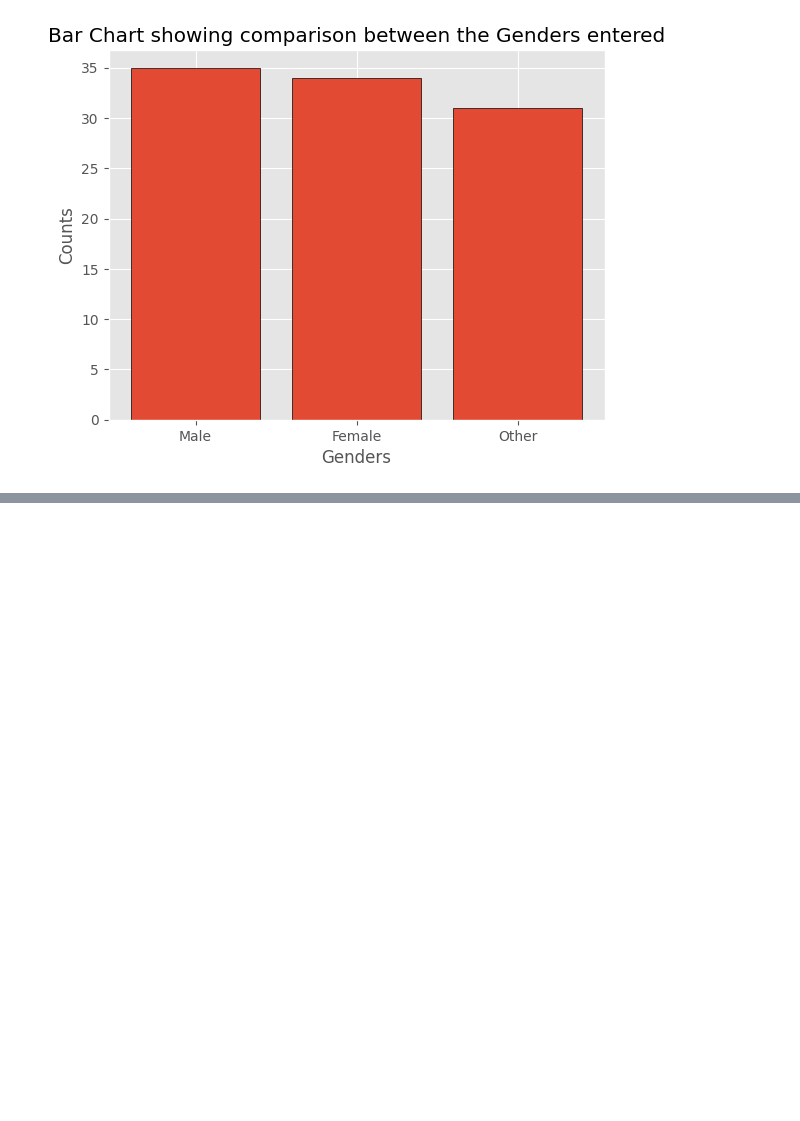
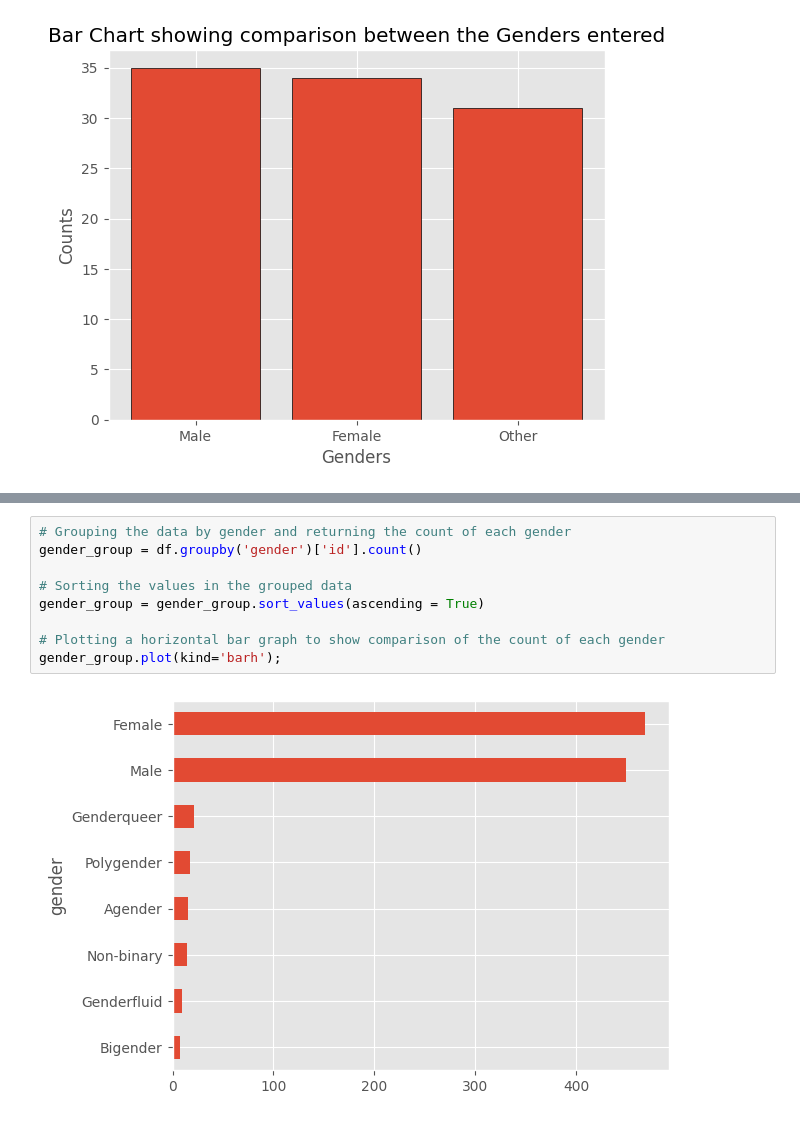
Before and after one commit to Jimmy-ai1/Group_3, a Jupyter notebook: Group_3_task.ipynb, the cells around one changed output, grey strips where cells are left out. Saved outputs shown, nothing was run; the diff lists cells and outputs as text; blank space fills up the shorter version.

```diff
--- a/Group_3_task.ipynb
+++ b/Group_3_task.ipynb
@@ -702,0 +936,11 @@ plt.title('Bar Chart showing comparison between the Genders entered');
+# %%
+# Grouping the data by gender and returning the count of each gender
+gender_group = df.groupby('gender')['id'].count()
+
+# Sorting the values in the grouped data
+gender_group = gender_group.sort_values(ascending = True)
+
+# Plotting a horizontal bar graph to show comparison of the count of each gender
+gender_group.plot(kind='barh');
+# %% [output]
+[figure, added]
```
Also changed, not shown: parts of 22 cells of this notebook.
